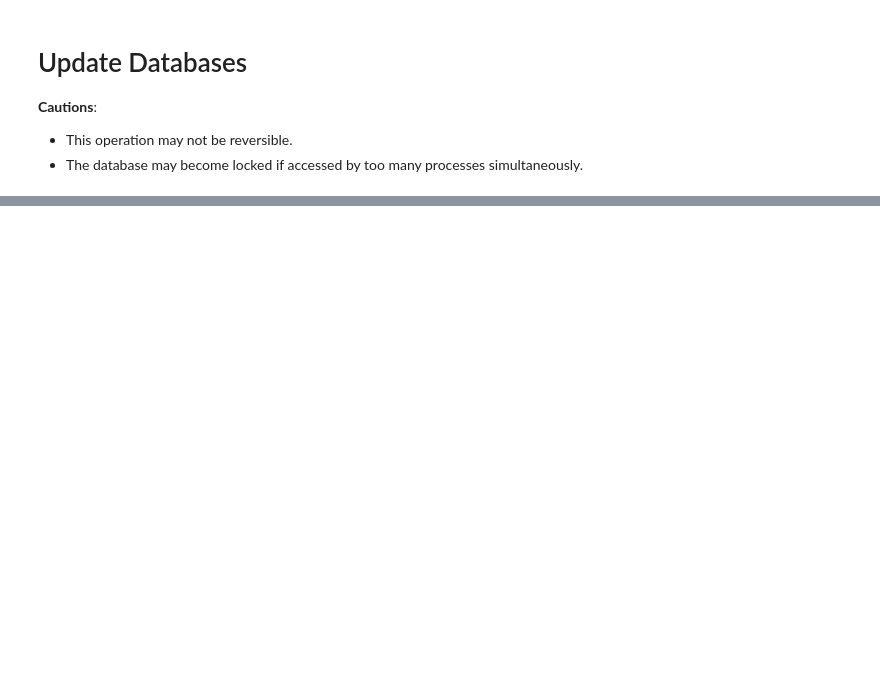
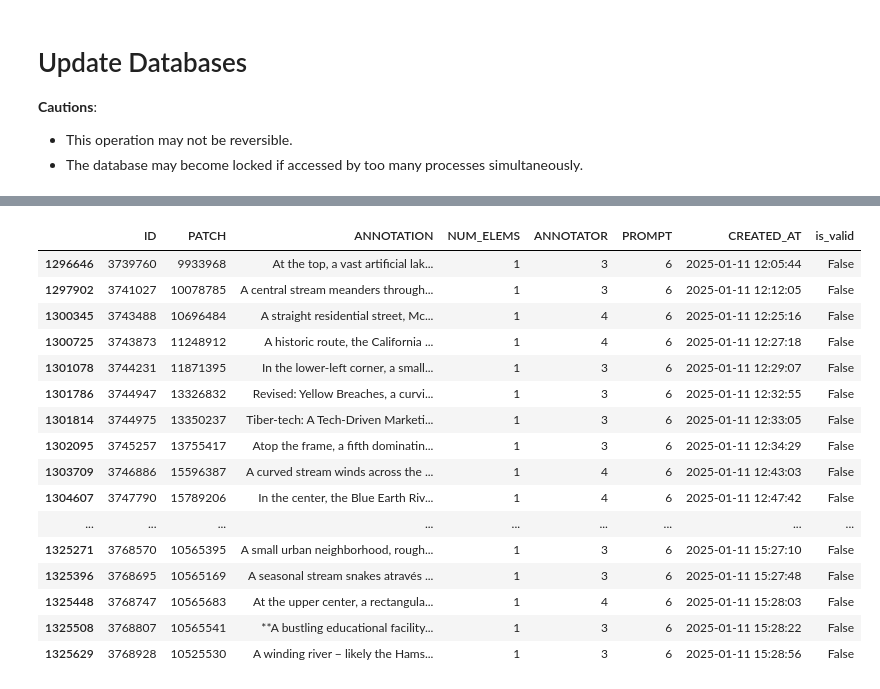
Before and after one commit to Thunderstring/RSTeller, a Jupyter notebook: tools/wash_annotations.ipynb, the cells around one changed output, grey strips where cells are left out. Cells and saved outputs as stored; diff of their text form; code cells hidden in the pictures; blank space fills up the shorter version.

```diff
--- a/tools/wash_annotations.ipynb
+++ b/tools/wash_annotations.ipynb
@@ -281,0 +438,20 @@ if c_rejected:
+# %%
+annotation_df[annotation_df['is_valid'] == False]
+# %% [output]
+|  | ID | PATCH | ANNOTATION | NUM_ELEMS | ANNOTATOR | PROMPT | CREATED_AT | is_valid |
+| 1296646 | 3739760 | 9933968 | At the top, a vast artificial lak... | 1 | 3 | 6 | 2025-01-11 12:05:44 | False |
+| 1297902 | 3741027 | 10078785 | A central stream meanders through... | 1 | 3 | 6 | 2025-01-11 12:12:05 | False |
+| 1300345 | 3743488 | 10696484 | A straight residential street, Mc... | 1 | 4 | 6 | 2025-01-11 12:25:16 | False |
+| 1300725 | 3743873 | 11248912 | A historic route, the California ... | 1 | 4 | 6 | 2025-01-11 12:27:18 | False |
+| 1301078 | 3744231 | 11871395 | In the lower-left corner, a small... | 1 | 3 | 6 | 2025-01-11 12:29:07 | False |
+| 1301786 | 3744947 | 13326832 | Revised: Yellow Breaches, a curvi... | 1 | 3 | 6 | 2025-01-11 12:32:55 | False |
+| 1301814 | 3744975 | 13350237 | Tiber-tech: A Tech-Driven Marketi... | 1 | 3 | 6 | 2025-01-11 12:33:05 | False |
+| 1302095 | 3745257 | 13755417 | Atop the frame, a fifth dominatin... | 1 | 3 | 6 | 2025-01-11 12:34:29 | False |
+| 1303709 | 3746886 | 15596387 | A curved stream winds across the ... | 1 | 4 | 6 | 2025-01-11 12:43:03 | False |
+| 1304607 | 3747790 | 15789206 | In the center, the Blue Earth Riv... | 1 | 4 | 6 | 2025-01-11 12:47:42 | False |
+| ... | ... | ... | ... | ... | ... | ... | ... | ... |
+| 1325271 | 3768570 | 10565395 | A small urban neighborhood, rough... | 1 | 3 | 6 | 2025-01-11 15:27:10 | False |
+| 1325396 | 3768695 | 10565169 | A seasonal stream snakes através ... | 1 | 3 | 6 | 2025-01-11 15:27:48 | False |
+| 1325448 | 3768747 | 10565683 | At the upper center, a rectangula... | 1 | 4 | 6 | 2025-01-11 15:28:03 | False |
+| 1325508 | 3768807 | 10565541 | **A bustling educational facility... | 1 | 3 | 6 | 2025-01-11 15:28:22 | False |
+| 1325629 | 3768928 | 10525530 | A winding river − likely the Hams... | 1 | 3 | 6 | 2025-01-11 15:28:56 | False |
```
Also changed, not shown: parts of 12 cells of this notebook, 5 other files.
